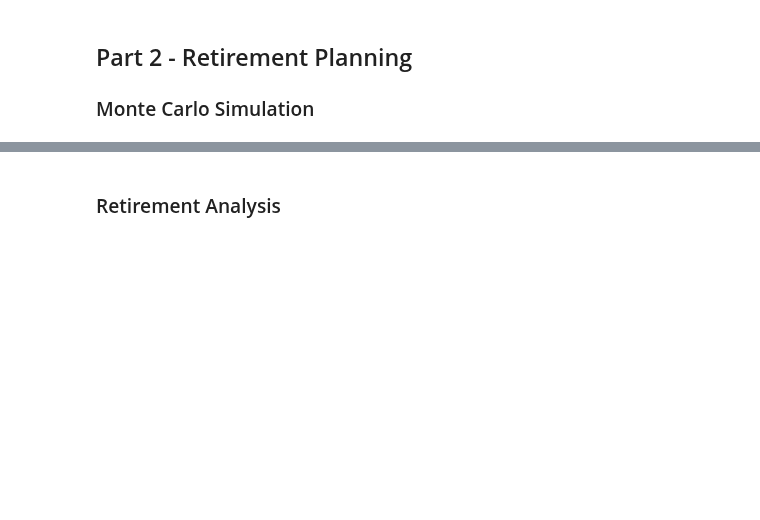
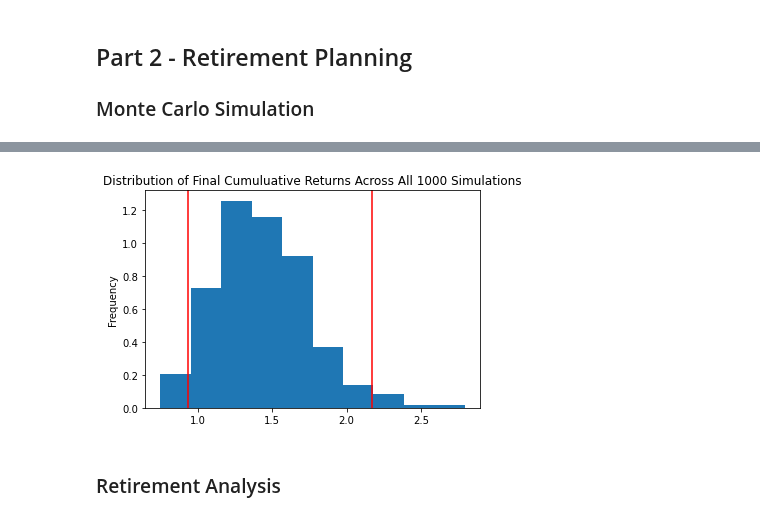
Before and after one commit to Alacrity01/05-APIs-homework, a Jupyter notebook: financial-planner.ipynb, the cells around one changed output, grey strips where cells are left out. Cells and saved outputs as stored; diff of their text form; code cells hidden in the pictures; blank space fills up the shorter version.

```diff
--- a/financial-planner.ipynb
+++ b/financial-planner.ipynb
@@ -182,6 +333,8 @@ df_stock_data.head()
 # %%
 # Plot probability distribution and confidence intervals
-# YOUR CODE HERE!
+dist_plot = MC_even_dist.plot_distribution()
+# %% [output]
+[figure, added]
 # %% [markdown]
 ### Retirement Analysis
 # %%
```
Also changed, not shown: parts of 44 cells of this notebook, 1 other file.
